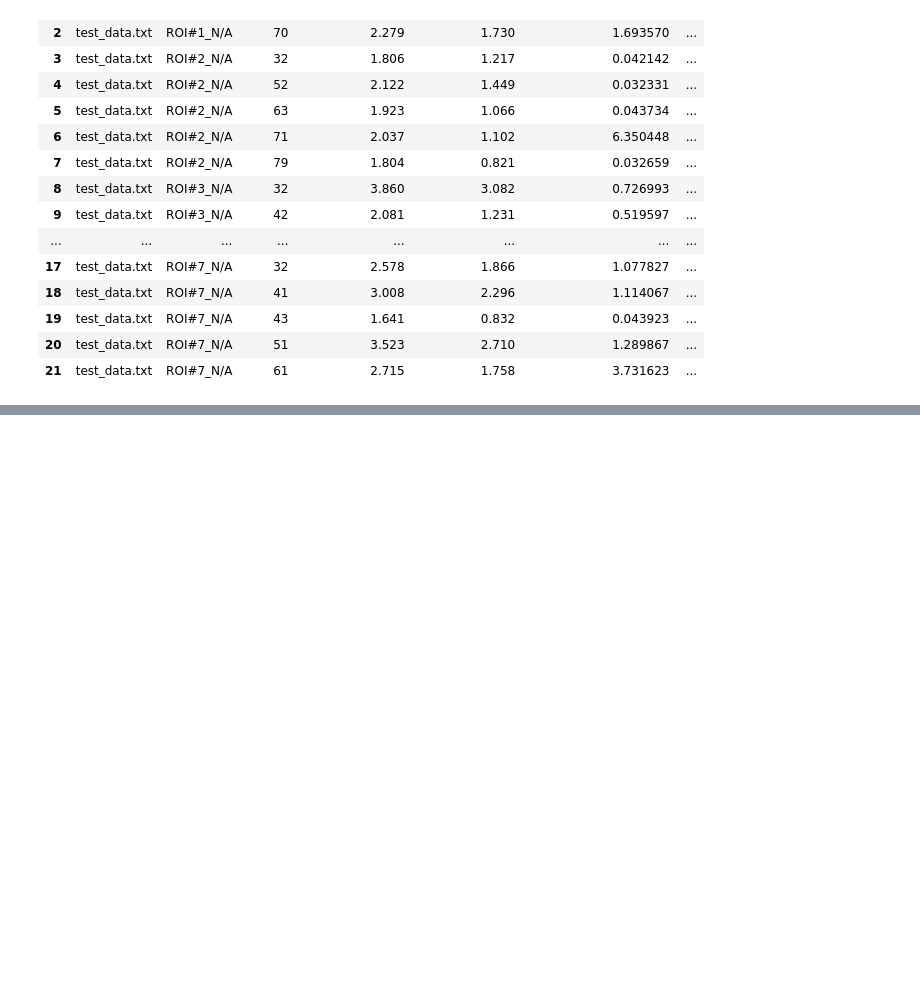
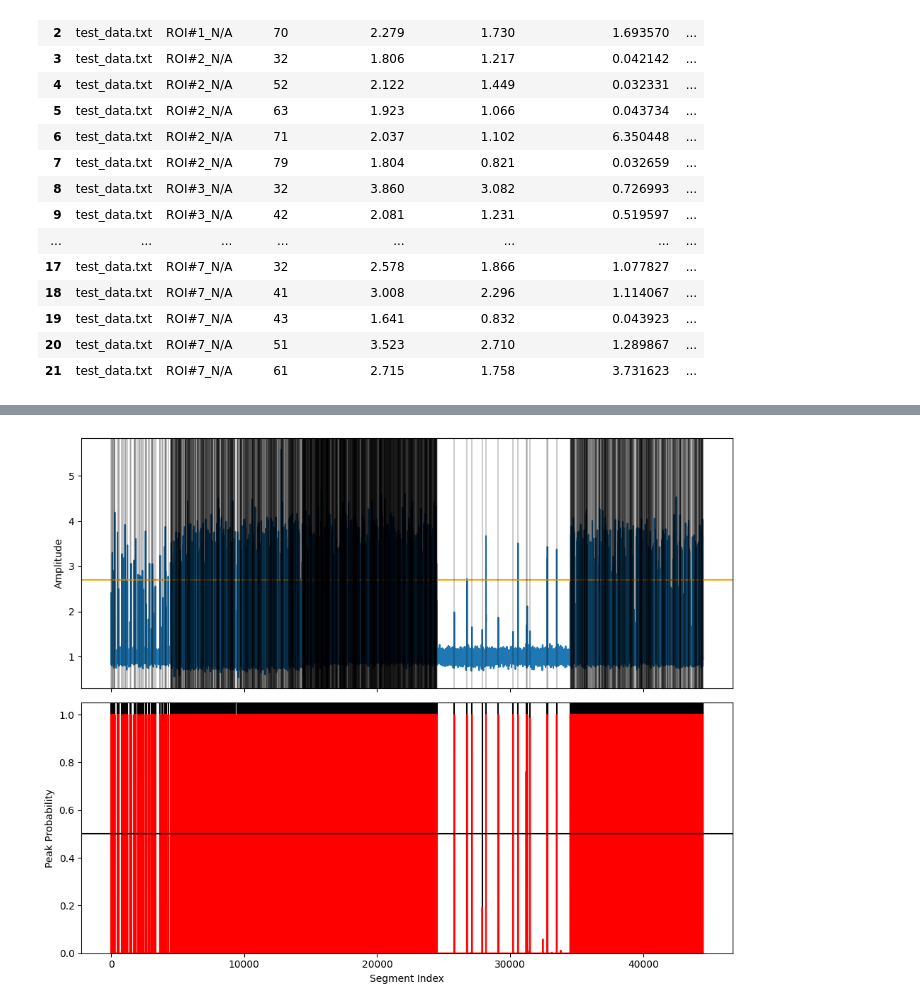
Before and after one commit to s-weissbach/trace_selector, a Jupyter notebook: test.ipynb, the cells around one changed output, grey strips where cells are left out. Cells and saved outputs as stored; diff of their text form; code cells hidden in the pictures; blank space fills up the shorter version.

Commit message:
started to implement ML aided spike inference

```diff
--- a/test.ipynb
+++ b/test.ipynb
@@ -65,0 +213,11 @@ peak_df
+# %%
+traces, peak_position = parse_h5_file("/Users/stephanweissbach/Desktop/traces.h5")
+# %%
+def sliding_window(data, window_size, overlap_percent):
+    stride = int(window_size * (1 - overlap_percent))
+
+    windows = []
+    for i in range(0, len(data) - window_size + 1, stride):
+        window = data[i:i+window_size]
+        windows.append(window)
+    return torch.stack(windows)
@@ -65,0 +314,2 @@ peak_df
+# %%
+model = torch.load('/Users/stephanweissbach/Desktop/synapse_selector_detect/models/anomaly_50_conv-out.pth')
@@ -65,0 +400,40 @@ peak_df
+# %%
+start = 0
+stop = 10000
+X_test = data[start:stop]
+y_test = labels[start:stop].flatten()
+preds = model(X_test)
+# %%
+
+
+# normal threshold method
+median_ = np.median(X_test.flatten())
+std_ = np.std(np.array(X_test.flatten()))
+threshold = median_ + 3*std_
+
+# Create a figure with two subplots
+fig, (ax1, ax2) = plt.subplots(2, 1, figsize=(10, 8), sharex=True)
+
+# Plot the main time series on the upper subplot
+ax1.plot(X_test.flatten())
+ax1.set_ylabel('Amplitude')
+ax1.axhline(threshold,color='orange',ls='-')
+
+for true_pos,i in enumerate(y_test):
+    if i == 0: continue
+    ax2.axvline(true_pos, color='black')
+    ax1.axvline(true_pos,color='black',alpha=0.2)
+# Plot the classified labels on the lower subplot
+ax2.plot(preds.flatten().detach(), color='r')
+ax2.set_xlabel('Segment Index')
+ax2.set_ylabel('Peak Probability')
+ax2.set_ylim(0, 1.05)
+ax2.axhline(0.5,color='black')
+
+# Adjust layout for better visualization
+plt.tight_layout()
+
+# Show the plot
+plt.show()
+# %% [output]
+[figure, added]
```
Also changed, not shown: parts of 10 cells of this notebook, 3 other files.
